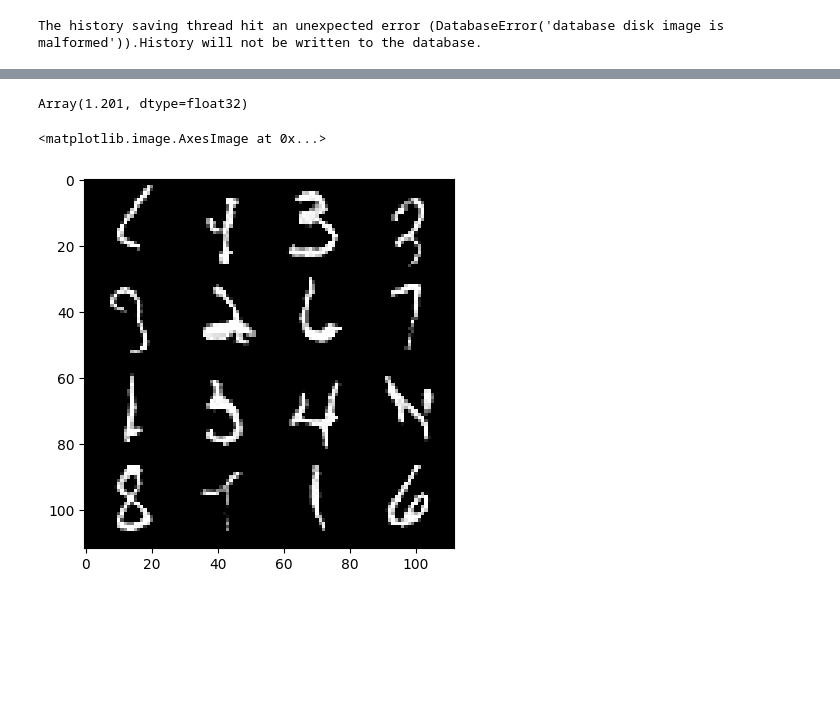
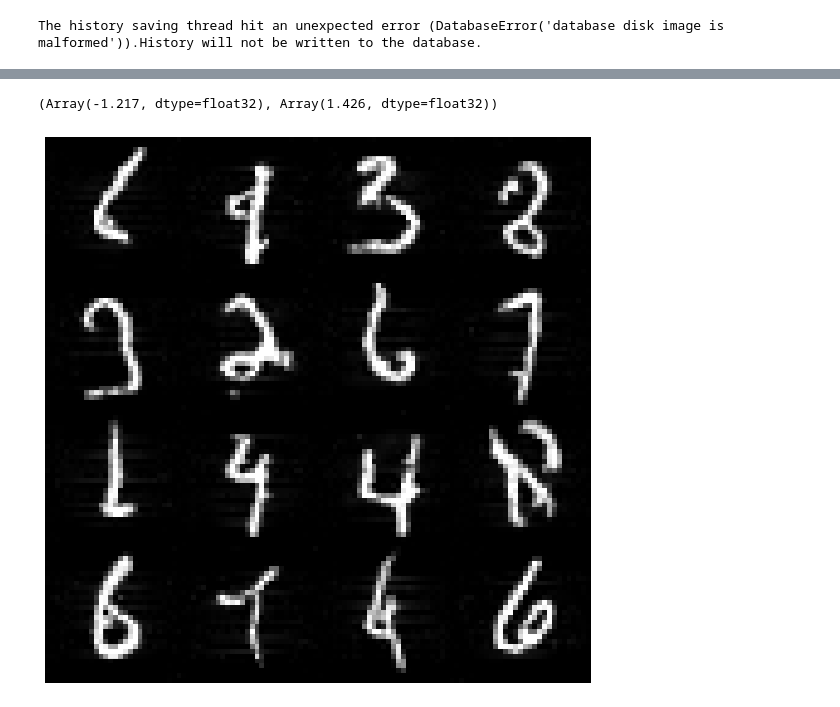
Before and after one commit to mackelab/probjax, a Jupyter notebook: examples/nn/flows/flow_matching_mnist.ipynb, the cells around one changed output, grey strips where cells are left out. Saved outputs shown, nothing was run; the diff lists cells and outputs as text; code cells hidden in the pictures; blank space fills up the shorter version.

```diff
--- a/examples/nn/flows/flow_matching_mnist.ipynb
+++ b/examples/nn/flows/flow_matching_mnist.ipynb
@@ -130,5 +225,5 @@ def train_step(params, opt_state, xs, rng):
 # %%
 key = jax.random.key(2)
 # %%
-params_per_device, opt_state, loss = train_step(params_per_device, opt_state, next(datastream), key)
+params, opt_state, loss = train_step(params, opt_state, next(datastream), key)
 # %% [output]
@@ -138,11 +246,11 @@ params_per_device, opt_state, loss = train_step(params_per_device, opt_state, ne
 # %%
 # Example training iteration
-for i in range(500):
+for i in range(100):
     l = 0.
     for j in range(200):
         key, key_data, key_loss = jax.random.split(key, 3)
         xs = next(datastream)
-        params_per_device, opt_state, loss = train_step(params_per_device, opt_state, xs, key_loss)
+        params, opt_state, loss = train_step(params, opt_state, xs, key_loss)
         l += loss
     print(l/200)
 # %% [output]
@@ -157,3 +273,0 @@ KeyboardInterrupt:
-# %%
-params = jax.tree_util.tree_map(lambda x: x[0], params_per_device)
-nnx.update(model, params)
@@ -164,7 +280,7 @@ from probjax.utils.odeint import odeint
 
 def sample(rng):
     eps = jax.random.normal(rng, (28,28,1,)) * model.std0.value + model.mu0.value
-    ts = model.solve_schedule(500)
+    ts = model.solve_schedule(100)
 
     def drift(t, x):
         t = jnp.atleast_1d(t)
@@ -183,12 +295,14 @@ xs = jax.vmap(sample)(keys)
 # %%
-xs.max()
+xs.min(),xs.max()
 # %% [output]
-Array(1.201, dtype=float32)
+(Array(-1.217, dtype=float32), Array(1.426, dtype=float32))
 # %%
 import matplotlib.pyplot as plt
 
 img = xs.reshape(4, 4, 28, 28).transpose(0, 2, 1, 3).reshape(4*28, 4*28)
-plt.imshow(img, cmap="gray", vmin=0, vmax=1.)
+plt.figure(figsize=(10, 10))
+plt.imshow(img, cmap="gray", vmin=-1, vmax=1)
+plt.axis('off')
+plt.show()
 # %% [output]
-<matplotlib.image.AxesImage at 0x...>
-[figure, old version]
+[figure, new version]
```
Also changed, not shown: parts of 37 cells of this notebook, 4 other files.
